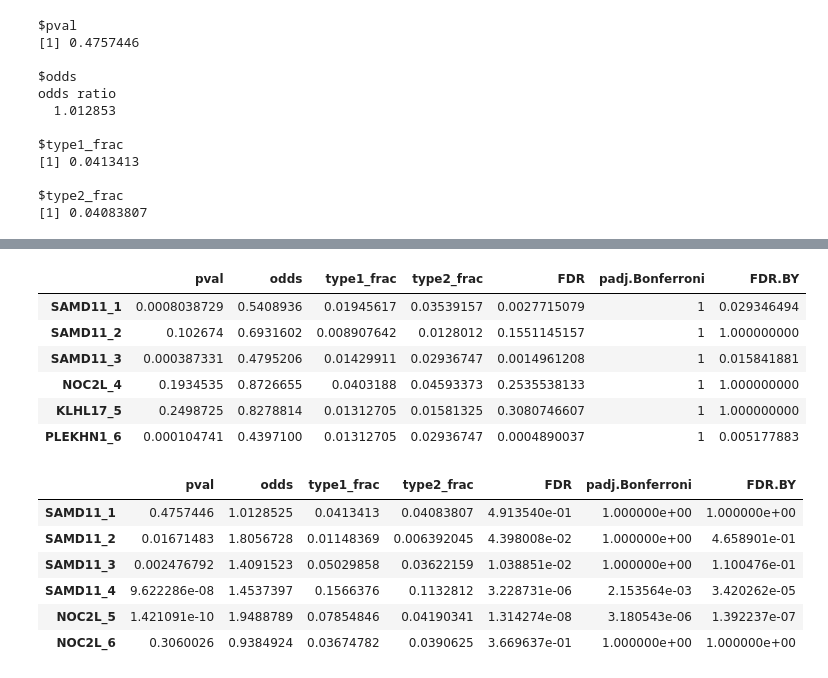
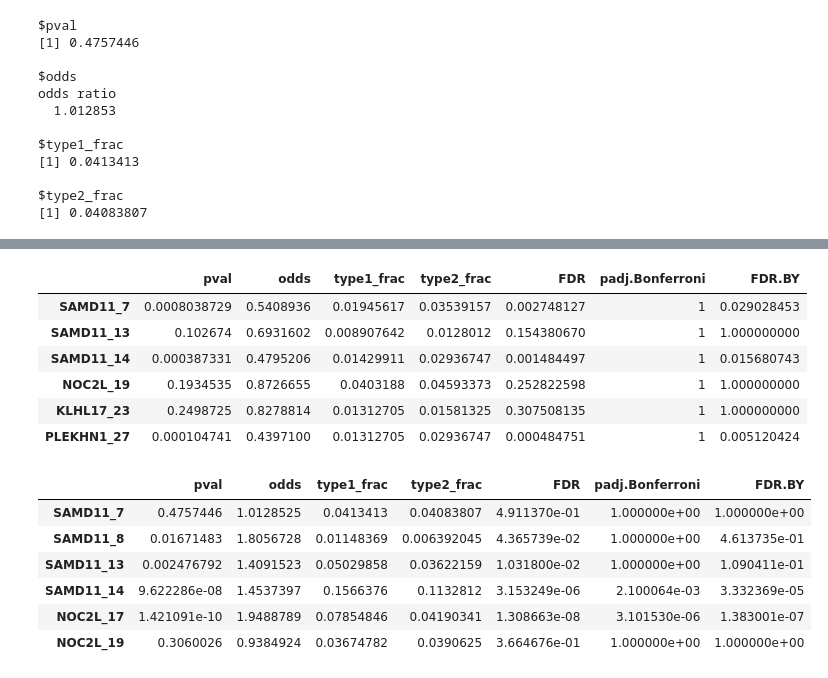
Before and after one commit to biomystery/islet_figs_motifs, a Jupyter notebook: multiple_promoter_transcript_level/Binary_comp.ipynb, the cells around one changed output, grey strips where cells are left out. Cells and saved outputs as stored; diff of their text form; code cells hidden in the pictures.

```diff
--- a/multiple_promoter_transcript_level/Binary_comp.ipynb
+++ b/multiple_promoter_transcript_level/Binary_comp.ipynb
@@ -140,5 +148,10 @@ head(dat.mat.transcript_level)
 # %%
-tr='SAMD11_1'
+tr='SAMD11_7'
+celltypes <- c('alpha_1','alpha_2')
+dat.sub <- dat.mat.transcript_level%>%
+    filter(cluster %in%celltypes)
+
+
 test.dat <- table((dat.sub%>% filter(gene_tr.idx==tr))$cluster)
 table.res <- as.vector(test.dat)
 table.res
@@ -147,7 +160,7 @@ names(test.dat)
 [1] 83 47
 [1] "alpha_1" "alpha_2"
 # %%
-fun.ftestPerTr <- function(  tr='SAMD11_1',#=1
+fun.ftestPerTr <- function(  tr='SAMD11_7',#=1
                              celltypes=c('alpha_1','alpha_2'),
                              dat=dat.mat.transcript_level%>%
                                   select(one_of("gene_tr.idx","cluster")%>%
@@ -261,13 +274,14 @@ $type2_frac
 celltypes<- list()
 celltypes$alpha <- c('alpha_1','alpha_2')
 celltypes$beta <- c('beta_1','beta_2')
-
+res.transcript_level <- list()
 # time consumming task
-if(T){
+system.time(for(x in c("alpha","beta")){
     require(parallel)
-    system.time(res.transcript_level <- lapply(celltypes,function(x){
-        dat.sub <- dat.mat.transcript_level%>%select(one_of("gene_tr.idx","cluster"))%>%filter(cluster %in% x)
-        all.tr <- unique(dat.sub$gene_tr.idx)
-        return(mclapply(all.tr,function(trr) fun.ftestPerTr(dat=dat.sub,tr = trr,celltypes = x),mc.cores = 8))}))
-}
+    dat.sub <- dat.mat.transcript_level%>%select(one_of("gene_tr.idx","cluster"))%>%filter(cluster %in% celltypes[[x]])
+    all.tr <- unique(dat.sub$gene_tr.idx)
+    res.transcript_level[[x]] <- (mclapply(all.tr,function(trr) fun.ftestPerTr(dat=dat.sub,
+                                                            tr = trr,
+                                                            celltypes = celltypes[[x]]),mc.cores = 8))
+})
 # %% [output]
@@ -276,2 +289,0 @@ if(T){
-# %%
-res.transcript_level.2 <- res.transcript_level
@@ -312,31 +334,31 @@ res.transcript_level$beta <-res.genes_level.a.df
 # %%
 # adjust for p value
 m<- c("fdr","bonferroni","BY");names(m)<-c("FDR","padj.Bonferroni","FDR.BY")
 res.transcript_level.2 <- lapply(res.transcript_level,function(df){
     res.genes_level.a.df <- as.data.frame(df)
     for(i in 1:3){
         res.genes_level.a.df[[names(m)[i]]] <- p.adjust(as.numeric(res.genes_level.a.df$pval),method = m[i])
     }
     res.genes_level.a.df$odds <- as.numeric(res.genes_level.a.df$odds)
     res.genes_level.a.df
 })
-head(res.transcript_level$alpha)
+head(res.transcript_level.2$alpha)
 head(res.transcript_level.2$beta)
 # %% [output]
 |  | pval | odds | type1_frac | type2_frac | FDR | padj.Bonferroni | FDR.BY |
-| SAMD11_1 | 0.0008038729 | 0.5408936 | 0.01945617 | 0.03539157 | 0.0027715079 | 1 | 0.029346494 |
-| SAMD11_2 | 0.102674 | 0.6931602 | 0.008907642 | 0.0128012 | 0.1551145157 | 1 | 1.000000000 |
-| SAMD11_3 | 0.000387331 | 0.4795206 | 0.01429911 | 0.02936747 | 0.0014961208 | 1 | 0.015841881 |
-| NOC2L_4 | 0.1934535 | 0.8726655 | 0.0403188 | 0.04593373 | 0.2535538133 | 1 | 1.000000000 |
-| KLHL17_5 | 0.2498725 | 0.8278814 | 0.01312705 | 0.01581325 | 0.3080746607 | 1 | 1.000000000 |
-| PLEKHN1_6 | 0.000104741 | 0.4397100 | 0.01312705 | 0.02936747 | 0.0004890037 | 1 | 0.005177883 |
+| SAMD11_7 | 0.0008038729 | 0.5408936 | 0.01945617 | 0.03539157 | 0.002748127 | 1 | 0.029028453 |
+| SAMD11_13 | 0.102674 | 0.6931602 | 0.008907642 | 0.0128012 | 0.154380670 | 1 | 1.000000000 |
+| SAMD11_14 | 0.000387331 | 0.4795206 | 0.01429911 | 0.02936747 | 0.001484497 | 1 | 0.015680743 |
+| NOC2L_19 | 0.1934535 | 0.8726655 | 0.0403188 | 0.04593373 | 0.252822598 | 1 | 1.000000000 |
+| KLHL17_23 | 0.2498725 | 0.8278814 | 0.01312705 | 0.01581325 | 0.307508135 | 1 | 1.000000000 |
+| PLEKHN1_27 | 0.000104741 | 0.4397100 | 0.01312705 | 0.02936747 | 0.000484751 | 1 | 0.005120424 |
 |  | pval | odds | type1_frac | type2_frac | FDR | padj.Bonferroni | FDR.BY |
-| SAMD11_1 | 0.4757446 | 1.0128525 | 0.0413413 | 0.04083807 | 4.913540e-01 | 1.000000e+00 | 1.000000e+00 |
-| SAMD11_2 | 0.01671483 | 1.8056728 | 0.01148369 | 0.006392045 | 4.398008e-02 | 1.000000e+00 | 4.658901e-01 |
-| SAMD11_3 | 0.002476792 | 1.4091523 | 0.05029858 | 0.03622159 | 1.038851e-02 | 1.000000e+00 | 1.100476e-01 |
-| SAMD11_4 | 9.622286e-08 | 1.4537397 | 0.1566376 | 0.1132812 | 3.228731e-06 | 2.153564e-03 | 3.420262e-05 |
-| NOC2L_5 | 1.421091e-10 | 1.9488789 | 0.07854846 | 0.04190341 | 1.314274e-08 | 3.180543e-06 | 1.392237e-07 |
-| NOC2L_6 | 0.3060026 | 0.9384924 | 0.03674782 | 0.0390625 | 3.669637e-01 | 1.000000e+00 | 1.000000e+00 |
+| SAMD11_7 | 0.4757446 | 1.0128525 | 0.0413413 | 0.04083807 | 4.911370e-01 | 1.000000e+00 | 1.000000e+00 |
+| SAMD11_8 | 0.01671483 | 1.8056728 | 0.01148369 | 0.006392045 | 4.365739e-02 | 1.000000e+00 | 4.613735e-01 |
+| SAMD11_13 | 0.002476792 | 1.4091523 | 0.05029858 | 0.03622159 | 1.031800e-02 | 1.000000e+00 | 1.090411e-01 |
+| SAMD11_14 | 9.622286e-08 | 1.4537397 | 0.1566376 | 0.1132812 | 3.153249e-06 | 2.100064e-03 | 3.332369e-05 |
+| NOC2L_17 | 1.421091e-10 | 1.9488789 | 0.07854846 | 0.04190341 | 1.308663e-08 | 3.101530e-06 | 1.383001e-07 |
+| NOC2L_19 | 0.3060026 | 0.9384924 | 0.03674782 | 0.0390625 | 3.664676e-01 | 1.000000e+00 | 1.000000e+00 |
 # %%
 res.transcript_level <- res.transcript_level.2
 saveRDS(res.transcript_level,"../dat/1901/res.transcript_level.rds")
```
Also changed, not shown: parts of 19 cells of this notebook, 8 other files.
